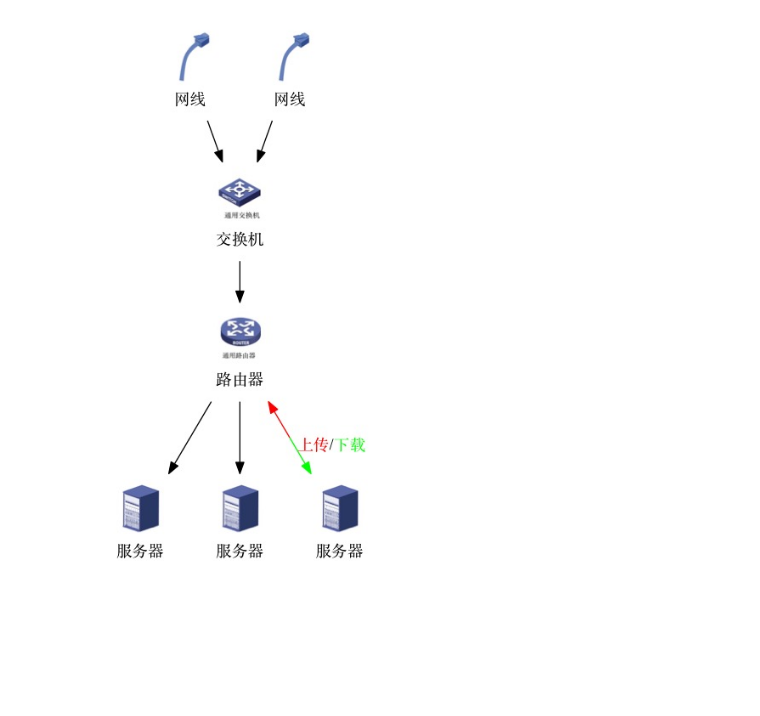
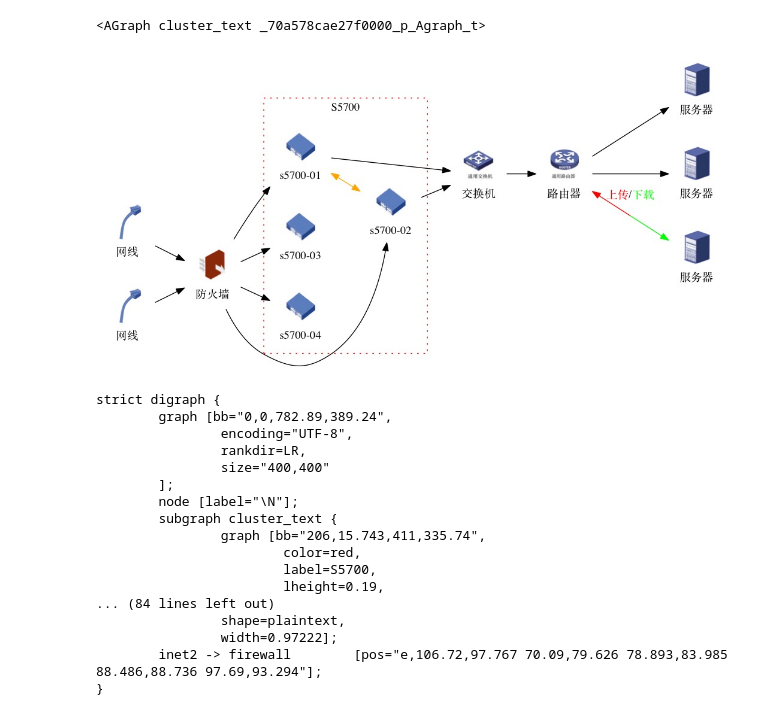
Before and after one commit to Laisky/HelloWorld, a Jupyter notebook: py2/pygraphviz/pytopo.ipynb, the cells around one changed output. Drawn from its saved outputs; the diff is of its cells as text; code cells hidden in the pictures; blank space fills up the shorter version.

Commit message:
+ graphviz: 实现了 subgraph

```diff
--- a/py2/pygraphviz/pytopo.ipynb
+++ b/py2/pygraphviz/pytopo.ipynb
@@ -24,17 +31,53 @@ node_switch = SwitchNode('switch', graph=g)
 node_server1 = ServerNode('server_1', graph=g)
 node_server2 = ServerNode('server_2', graph=g)
 node_server3 = ServerNode('server_3', graph=g)
+# %%
+# rank
+
+g.set_same_rank(['s5700-01', 's5700-02', 's5700-03', 's5700-04'], name='cluster_text', color='red', label='S5700', style='dotted', size='100,100')
+# %% [output]
+<AGraph cluster_text _70a578cae27f0000_p_Agraph_t>
 # %%
 # edges
 
-g.add_edge('inet1', 'switch')
-g.add_edge('inet2', 'switch')
+g.add_edge('inet1', 'firewall')
+g.add_edge('inet2', 'firewall')
+
+g.add_edge('firewall', 's5700-01')
+g.add_edge('firewall', 's5700-02')
+g.add_edge('firewall', 's5700-03')
+g.add_edge('firewall', 's5700-04')
+g.add_edge('s5700-01', 's5700-02', color='orange', dir='both')
+
+g.add_edge('s5700-01', 'switch')
+g.add_edge('s5700-02', 'switch')
+
 g.add_edge('switch', 'router')
 g.add_edge('router', 'server_1')
 g.add_edge('router', 'server_2')
 g.add_edge('router', 'server_3', color='red:green;0.5', dir='both', label='<<BR/><FONT COLOR="red">上传</FONT>/<FONT COLOR="green">下载</FONT>>')
 
 g.draw('./topo.jpg')
 Image('./topo.jpg')
 # %% [output]
-[figure, old version]
+[figure, new version]
+# %%
+print(g.g)
+# %% [output]
+strict digraph {
+        graph [bb="0,0,782.89,389.24",
+                encoding="UTF-8",
+                rankdir=LR,
+                size="400,400"
+        ];
+        node [label="\N"];
+        subgraph cluster_text {
+                graph [bb="206,15.743,411,335.74",
+                        color=red,
+                        label=S5700,
+                        lheight=0.19,
+... (84 lines left out)
+                shape=plaintext,
+                width=0.97222];
+        inet2 -> firewall        [pos="e,106.72,97.767 70.09,79.626 78.893,83.985 88.486,88.736 97.69,93.294"];
+}
```
Also changed, not shown: parts of 2 cells of this notebook, 2 other files.
